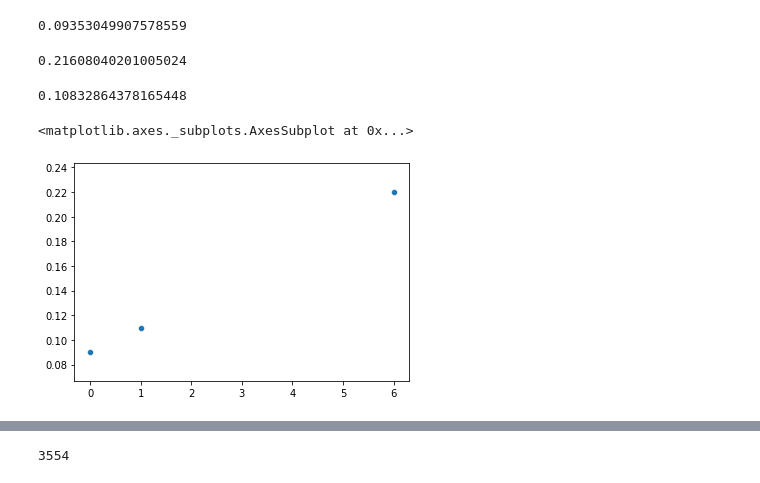
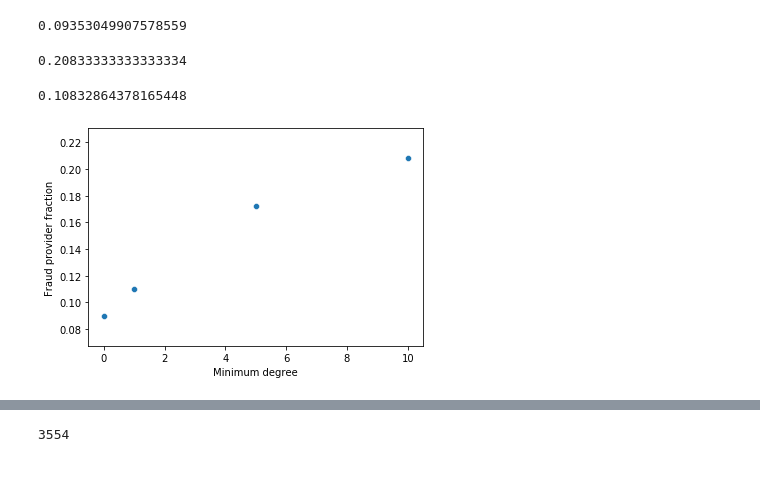
Before and after one commit to cosmochoi/healthcare_fraud, a Jupyter notebook: networkfraudanalysis.ipynb, the cells around one changed output, grey strips where cells are left out. Cells and saved outputs as stored; diff of their text form; code cells hidden in the pictures.

```diff
--- a/networkfraudanalysis.ipynb
+++ b/networkfraudanalysis.ipynb
@@ -229,16 +221,18 @@ networkdf.groupby('PotentialFraud').count()
 506/(506+4904)
 # %% [output]
 0.09353049907578559
-# %%
-43/(156+43)
-# %% [output]
-0.21608040201005024
+# %%
+10/(38+10)
+# %% [output]
+0.20833333333333334
 # %%
 385/(3169+385)
 # %% [output]
 0.10832864378165448
 # %%
-sns.scatterplot(x=[0, 1, 6], y=[0.09, 0.11, 0.22])
+sns.scatterplot(x=[0, 1, 5, 10], y=[0.09, 0.11, 0.172, 0.208])
+plt.xlabel('Minimum degree')
+plt.ylabel('Fraud provider fraction')
+plt.savefig('fraudfractionvsdegree')
 # %% [output]
-<matplotlib.axes._subplots.AxesSubplot at 0x...>
-[figure, old version]
+[figure, new version]
```
Also changed, not shown: parts of 48 cells of this notebook, 2 other files.
